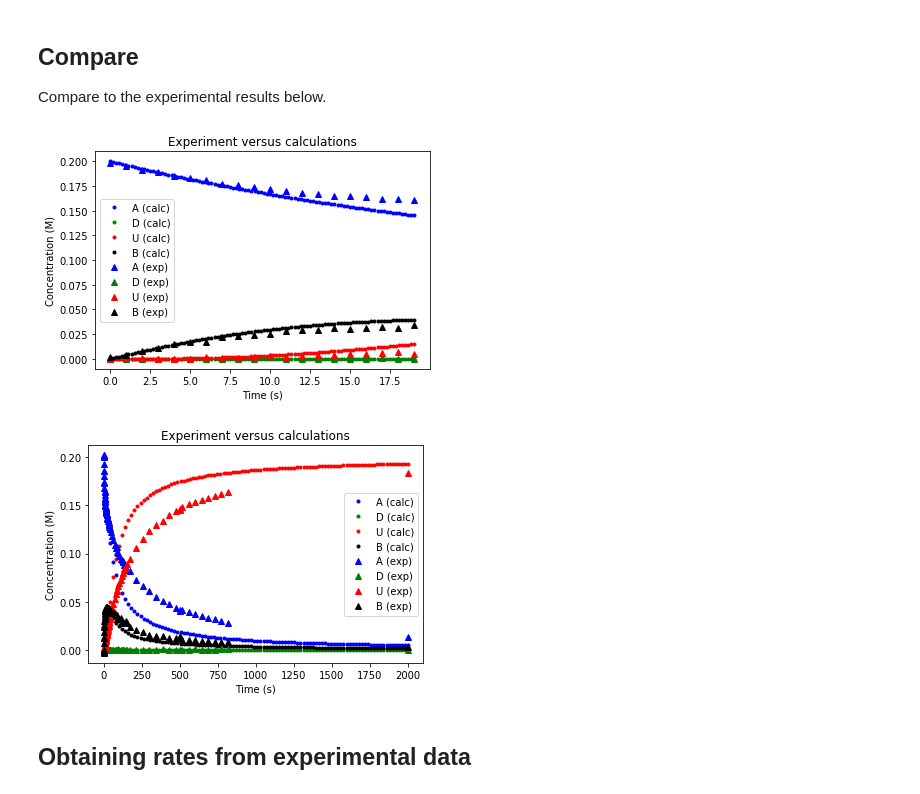
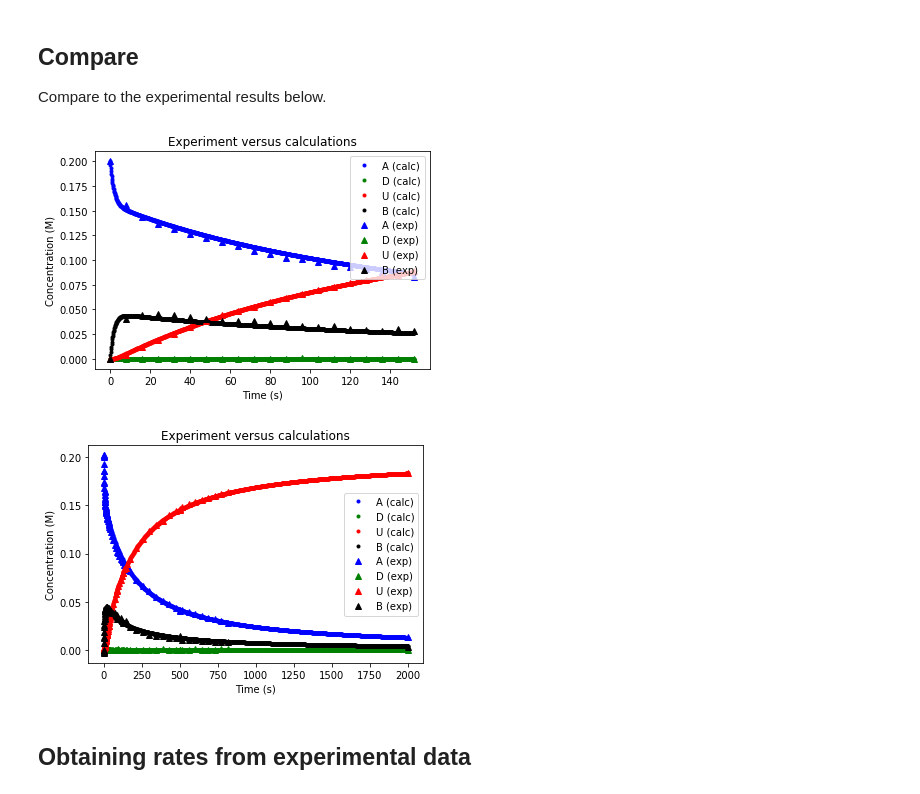
Before and after one commit to ayisakov/kinetics-project, a Jupyter notebook: validator.ipynb, the cells around one changed output. Saved outputs shown, nothing was run; the diff lists cells and outputs as text; code cells hidden in the pictures.

Commit message:
Better legend placement; optimized parameters.

```diff
--- a/validator.ipynb
+++ b/validator.ipynb
@@ -24,7 +23,7 @@ def readdata(filename):
 def readinit(filename):
     return pd.read_csv(filename, sep="\t|[ ]{1,}", engine='python', skiprows=1, names=['A', 'D', 'U', 'C', 'T'], nrows=1, usecols=range(2, 7))
 # %%
-filename = "data/exp3431.tsv"
+filename = "data/exp1990.tsv"
 init = readinit(filename)
 exp = readdata(filename)
 t_final = exp.Time.values[-1]
@@ -110,7 +109,7 @@ def concentrations(cA0, cC0, T, time, params):
     else:
 
 
-        times = np.linspace(0, time, 100)
+        times = np.linspace(0, time, 1000)
 
         result = odeint(rates, (cA0, 0., 0., 0., cC0), times)
 
@@ -124,15 +123,15 @@ def concentrations(cA0, cC0, T, time, params):
 ## Integrate
 Use the cell below to carry out the integration
 # %%
-alpha = 2. # 3
-beta1 = 2. # 2
-beta2 = 2. # 2
-beta3 = 2 # 2
-gamma = 1. # 1
-k1 = 0.1 # 2.2
-k_1 = 0.02 # 1.6
-k2 = 1. # 1
-k3 = 1 # 0.38
+alpha = 1.
+beta1 = 1.
+beta2 = 2.
+beta3 = 2.
+gamma = 1.
+k1 = 0.12
+k_1 = k1 / 0.308 # from equilibrium relationship
+k2 = 1.
+k3 = 0.50
 times, A, D, U, B = concentrations(init.A, init.C, init.T, t_prefinal,
                                 (alpha, beta1, beta2, beta3, gamma, k1, k_1, k2, k3))
 # %%
@@ -147,21 +146,21 @@ Compare to the experimental results below.
 # %%
 exp_possible_b = init.A.values[0] - (exp.A.values + exp.U.values) # mol/L of A unaccounted for (potential B)
 # Plot experimental and calculated results on the same chart
 plt.plot(times, A, 'b.', label='A (calc)')
 plt.plot(times, D, 'g.', label='D (calc)')
 plt.plot(times, U, 'r.', label='U (calc)')
 plt.plot(times, B, 'k.', label='B (calc)')
 plt.plot(exp.Time.values[:-1], exp.A.values[:-1], 'b^', label='A (exp)')
 plt.plot(exp.Time.values[:-1], exp.D.values[:-1], 'g^', label='D (exp)')
 plt.plot(exp.Time.values[:-1], exp.U.values[:-1], 'r^', label='U (exp)')
 plt.plot(exp.Time.values[:-1], exp_possible_b[:-1], 'k^', label='B (exp)')
-plt.legend()
+plt.legend(loc=1)
 plt.title('Experiment versus calculations')
 plt.xlabel('Time (s)')
 plt.ylabel('Concentration (M)')
 plt.show()
 # %% [output]
-[figure, old version]
+[figure, new version]
 # %%
 exp_possible_b_concat = init_concat.A.values[0] - (a_concat + u_concat) # mol/L of A unaccounted for (potential B)
 # Plot experimental and calculated results on the same chart
@@ -179,7 +178,7 @@ plt.xlabel('Time (s)')
 plt.ylabel('Concentration (M)')
 plt.show()
 # %% [output]
-[figure, old version]
+[figure, new version]
 # %% [markdown]
 ## Obtaining rates from experimental data
 # %%
```
Also changed, not shown: parts of 2 cells of this notebook, 3 other files.
